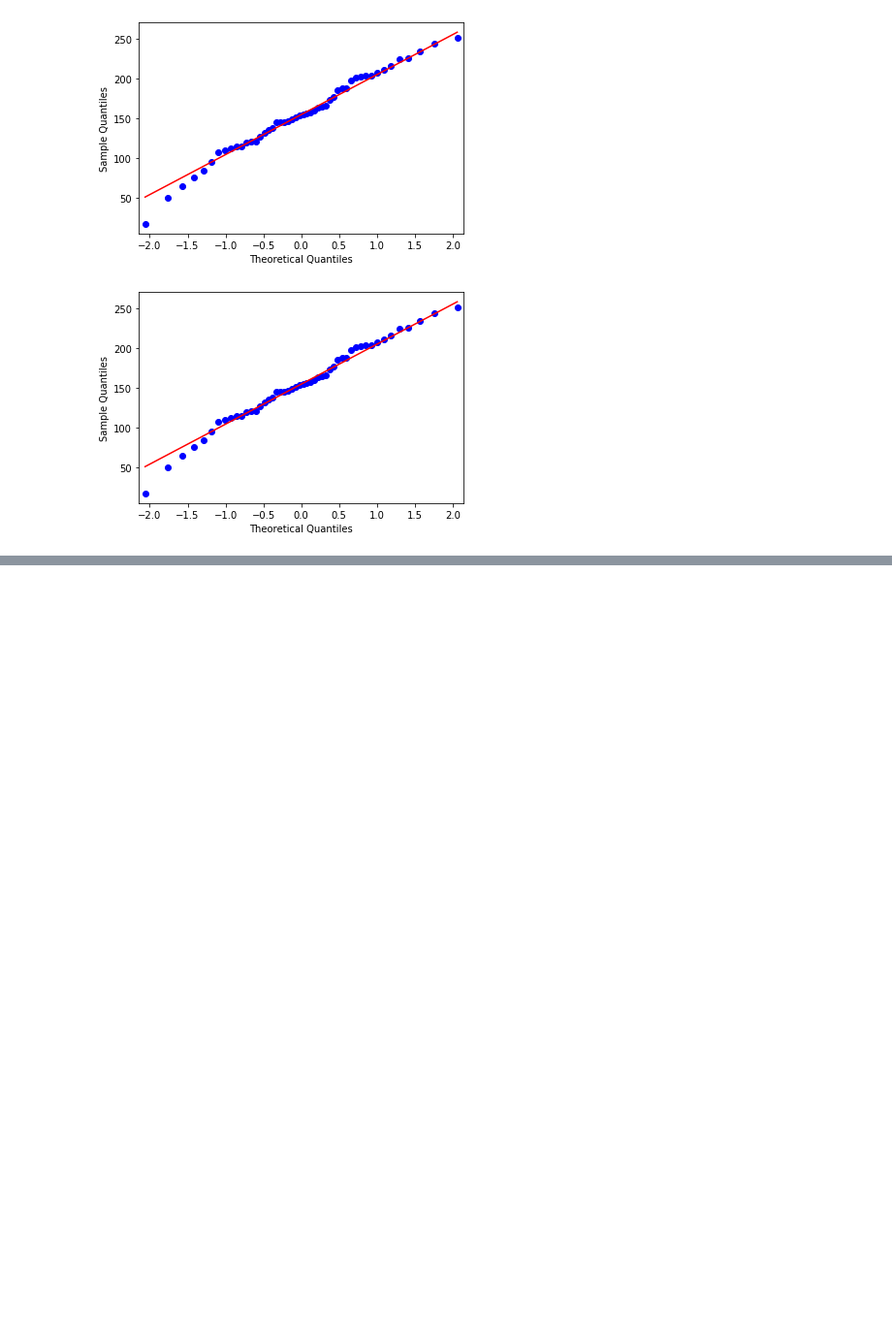
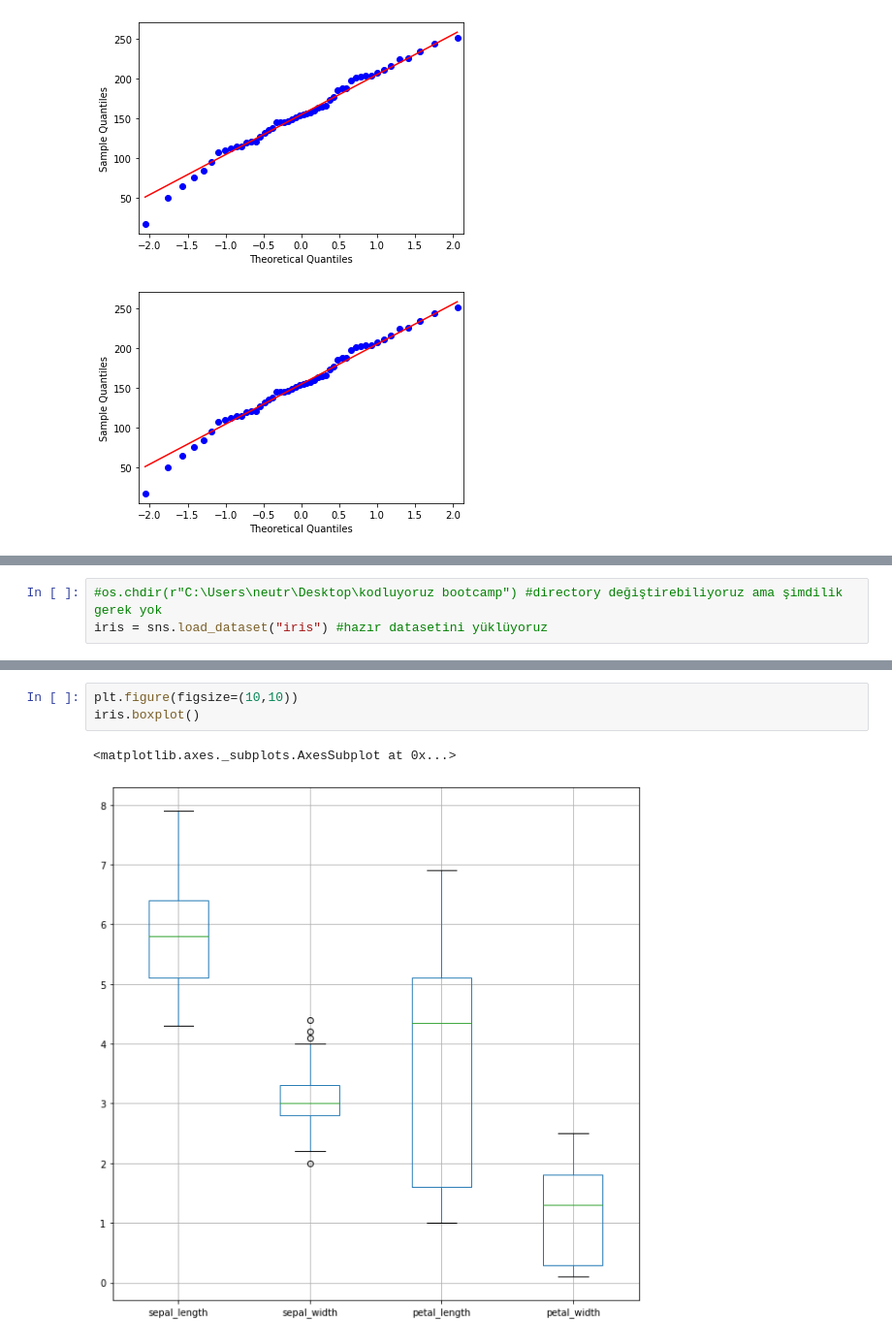
Before and after one commit to UVBMOB/Ankara2019, a Jupyter notebook: Dersler/Hafta_2.ipynb, the cells around one changed output, grey strips where cells are left out. Shown at 97% size. Drawn from its saved outputs; the diff is of its cells as text; blank space fills up the shorter version.

```diff
--- a/Dersler/Hafta_2.ipynb
+++ b/Dersler/Hafta_2.ipynb
@@ -426,0 +708,3 @@ Statistics = 98.5 %, p = 78.5 %
+# %%
+#os.chdir(r"C:\Users\neutr\Desktop\kodluyoruz bootcamp") #directory değiştirebiliyoruz ama şimdilik gerek yok
+iris = sns.load_dataset("iris") #hazır datasetini yüklüyoruz
@@ -426,0 +815,6 @@ Statistics = 98.5 %, p = 78.5 %
+# %%
+plt.figure(figsize=(10,10))
+iris.boxplot()
+# %% [output]
+<matplotlib.axes._subplots.AxesSubplot at 0x...>
+[figure, added]
```
Also changed, not shown: parts of 66 cells of this notebook.
